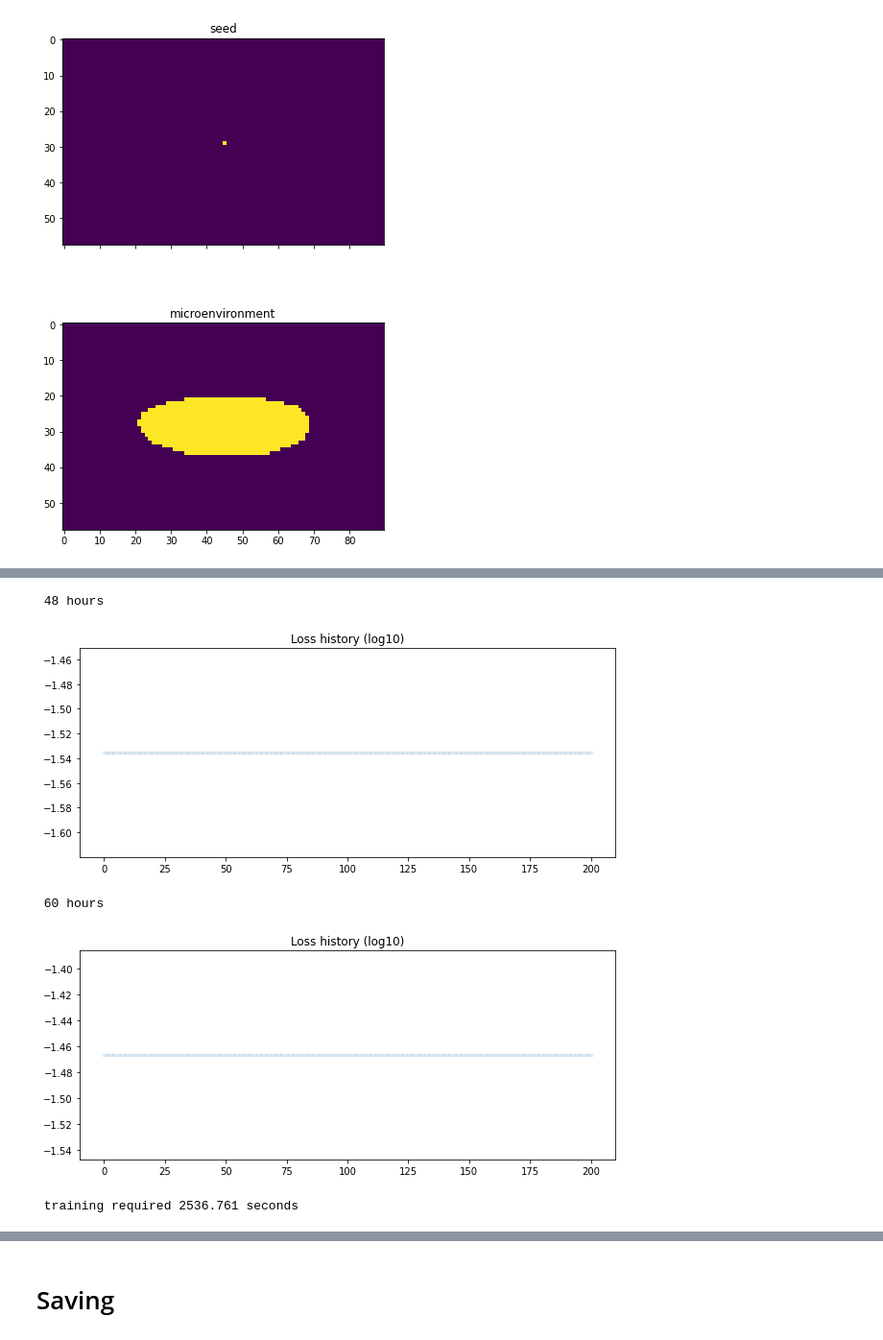
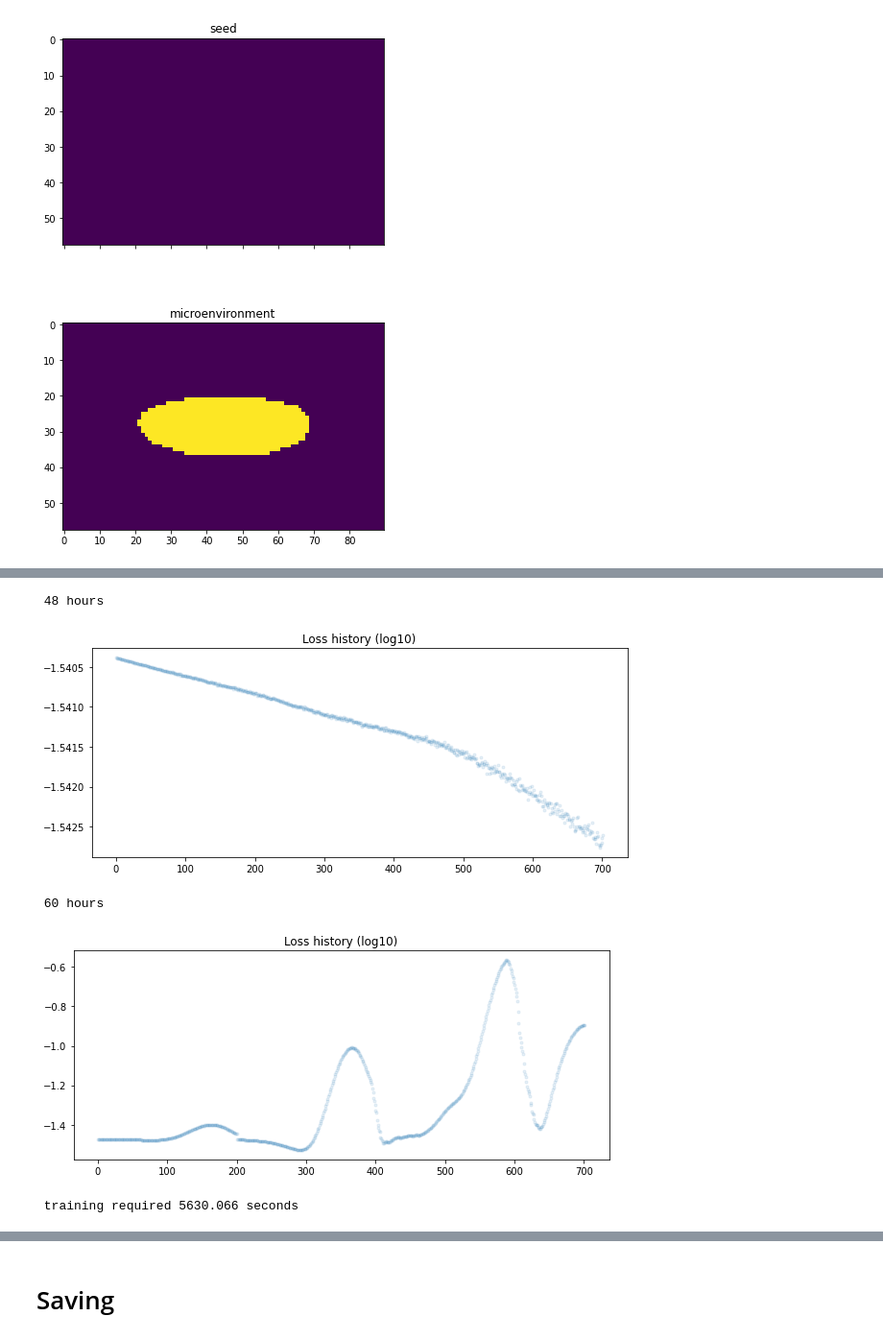
Before and after one commit to Schumacher-group/post--growing-ca, a Jupyter notebook: Growing_Neural_Cellular_Automata_2_0.ipynb, the cells around one changed output, grey strips where cells are left out. Shown: that part at 96% size. Saved outputs shown, nothing was run; the diff lists cells and outputs as text; code cells hidden in the pictures.

Commit message:
corrected seed

```diff
--- a/Growing_Neural_Cellular_Automata_2_0.ipynb
+++ b/Growing_Neural_Cellular_Automata_2_0.ipynb
@@ -938,7 +931,7 @@ delta_w = np.int((w - orig_w) / 2)
 # INTITIAL STATE
 # define one single black pixel seed state
 seed_prelim = np.zeros([CHANNEL_N, w, h], np.float32)
-seed_prelim[:3, w//2, h//2] = 1.0
+seed_prelim[3:, w//2, h//2] = 1.0
 
 # add microenvironment information
 seed_prelim[4, delta_w:(delta_w + orig_w), delta_h:(delta_h + orig_h)] = microenvironment[0]
@@ -952,7 +945,7 @@ loss_log_intermediate = []
 loss_log_final = []
 
 # schedule for the learning rate
-lr = 2e-3
+lr = 2e-6
 lr_sched = tf.keras.optimizers.schedules.PiecewiseConstantDecay(
     [2000], [lr, lr*0.1])
 
@@ -963,6 +956,9 @@ trainer = tf.keras.optimizers.Adam(lr_sched)
 loss0_intermediate = loss_f(seed, pad_intermediate).numpy()
 loss0_final = loss_f(seed, pad_target).numpy()
 
+print(loss0_intermediate)
+print(loss0_final)
+
 # initial set up of the batch pool
 pool = SamplePool(x=np.repeat(seed[None, ...], POOL_SIZE, 0))
 
@@ -985,37 +1005,39 @@ fig_seed.savefig('seed_microenv.eps', formate='eps')
 # %%
 #@title Training Loop {vertical-output: true}
 import time # to stop the time training takes
 # neural cellular automata (calling the object)
-ca_1 = CAModel()
 
 start = time.clock()
-for i in range(200+1):
+for i in range(1000+1):
   x0 = np.repeat(seed[None, ...], BATCH_SIZE, 0)
 
-  x, loss_intermediate = train_intermediate(x0, pad_intermediate)
+  x, loss_intermediate = train_step_1(x0, 48, pad_intermediate)
 
+  step_i = len(loss_log_intermediate)
   loss_log_intermediate.append(loss_intermediate.numpy())
+  export_model(ca, 'train_log_intermediate/%04d'%step_i)
 
-ca_2 = CAModel()
-#copy.deepcopy(ca_1)
 
-for i in range(200+1):
-  x, loss_final = train_final(x, pad_target)
+for i in range(1000+1):
+  x, loss_final = train_step_2(x, 12 , pad_target)
 
+  step_i = len(loss_log_final)
   loss_log_final.append(loss_final.numpy())
+  export_model(ca, 'train_log_final/%04d'%step_i)
+
 
 
 print('\r 48 hours')
 plot_loss(loss_log_intermediate)
 print('\r 60 hours')
 plot_loss(loss_log_final)
 
 end = time.clock()
 
 print('\r training required %.3f seconds'%(end - start), end='')
 # %% [output]
  48 hours
-[figure, old version]
+[figure, new version]
  60 hours
-[figure, old version]
+[figure, new version]
- training required 2536.761 seconds
+ training required 5630.066 seconds
```
Also changed, not shown: parts of 21 cells of this notebook.
